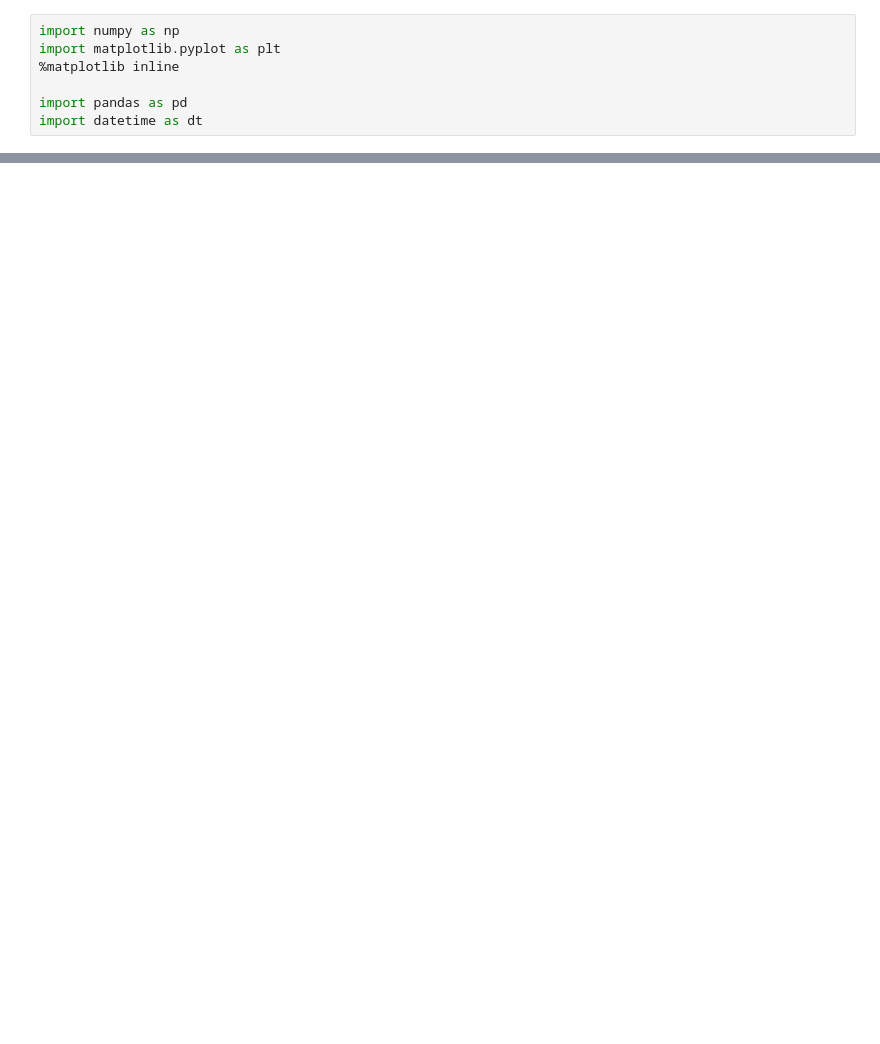
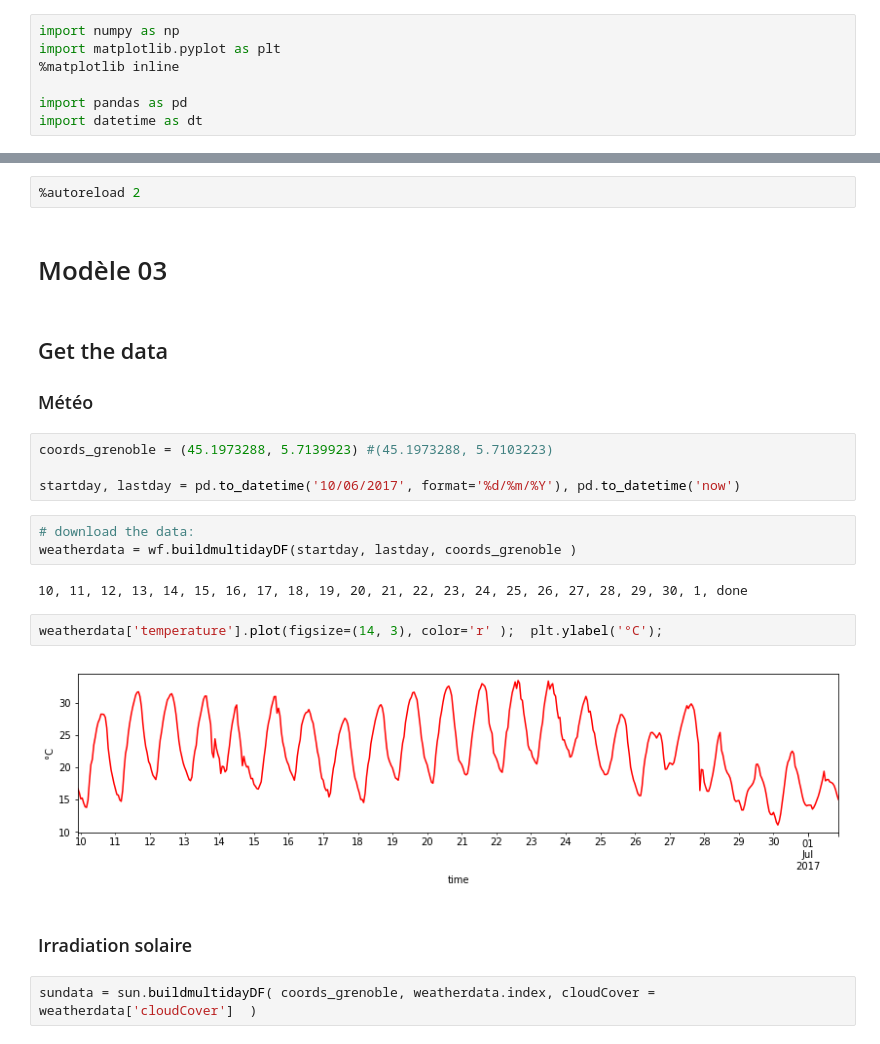
Before and after one commit to xdze2/thermique_appart, a Jupyter notebook: Model03.ipynb, the cells around one changed output, grey strips where cells are left out. Cells and saved outputs as stored; diff of their text form; blank space fills up the shorter version.

```diff
--- a/Model03.ipynb
+++ b/Model03.ipynb
@@ -121,0 +14,25 @@ T_nodes.plot( figsize=(14, 5) )
+# %%
+%autoreload 2
+# %% [markdown]
+# Modèle 03
+# %% [markdown]
+## Get the data
+
+### Météo
+# %%
+coords_grenoble = (45.1973288, 5.7139923) #(45.1973288, 5.7103223)
+
+startday, lastday = pd.to_datetime('10/06/2017', format='%d/%m/%Y'), pd.to_datetime('now')
+# %%
+# download the data:
+weatherdata = wf.buildmultidayDF(startday, lastday, coords_grenoble )
+# %% [output]
+10, 11, 12, 13, 14, 15, 16, 17, 18, 19, 20, 21, 22, 23, 24, 25, 26, 27, 28, 29, 30, 1, done
+# %%
+weatherdata['temperature'].plot(figsize=(14, 3), color='r' );  plt.ylabel('°C');
+# %% [output]
+[figure, added]
+# %% [markdown]
+### Irradiation solaire
+# %%
+sundata = sun.buildmultidayDF( coords_grenoble, weatherdata.index, cloudCover = weatherdata['cloudCover']  )
```
Also changed, not shown: parts of 76 cells of this notebook.
